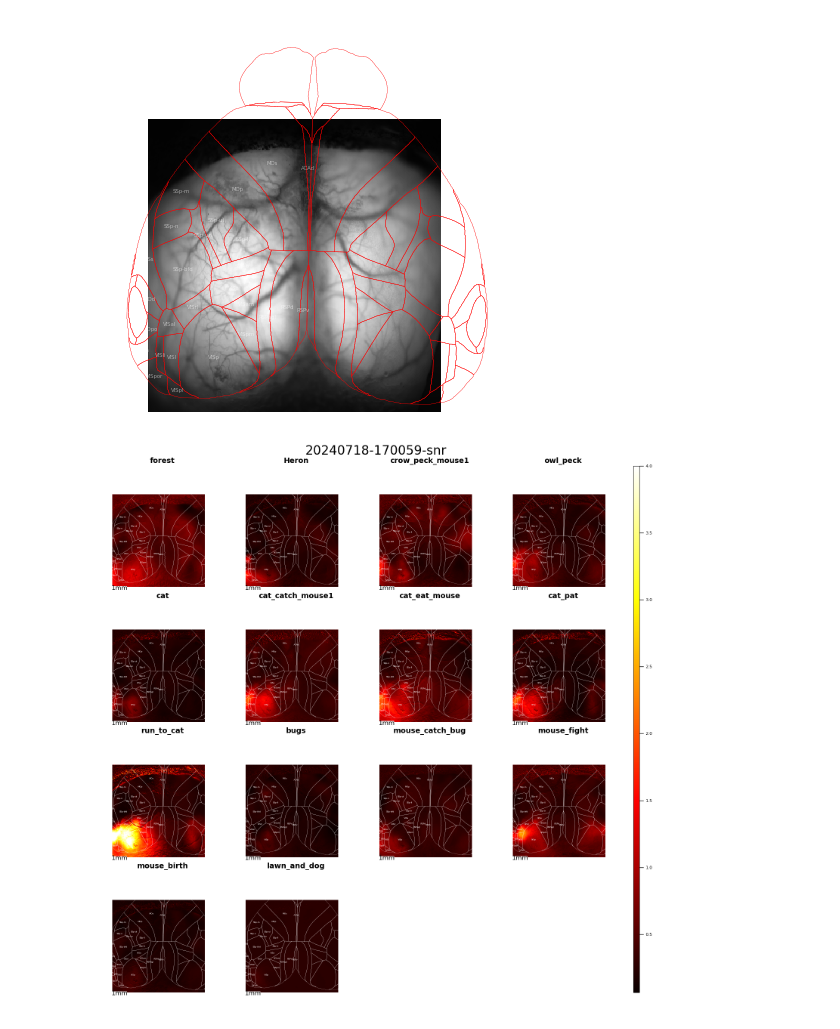
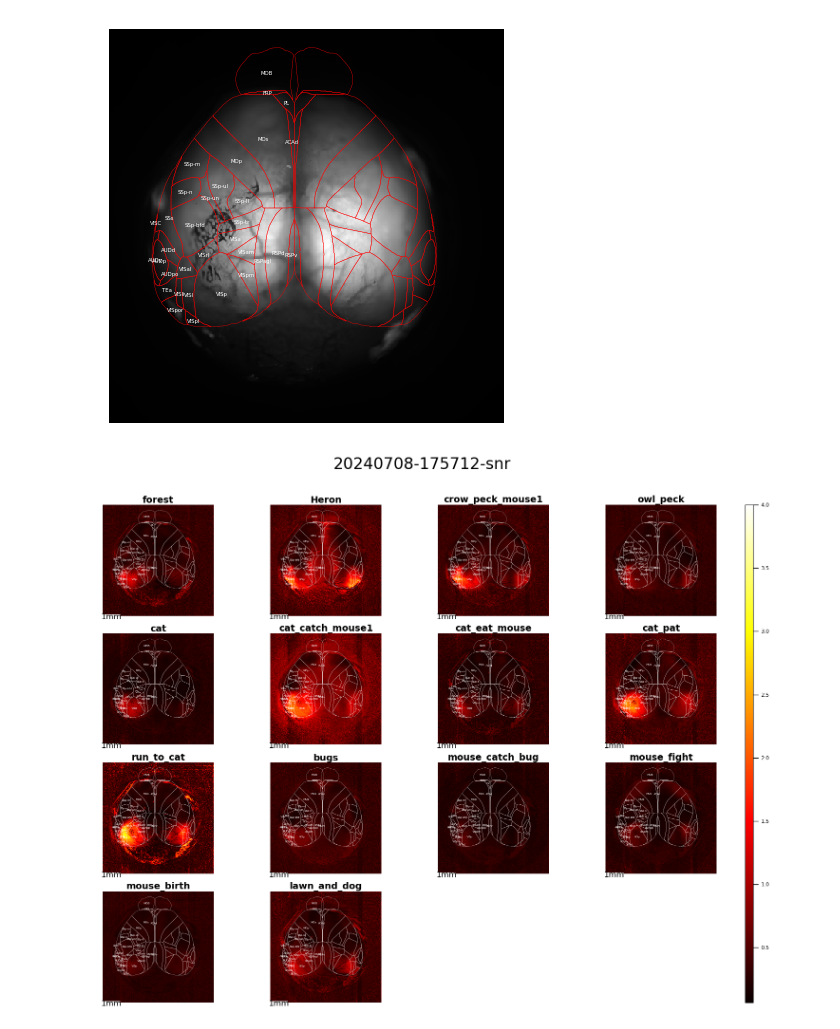
Before and after one commit to Zhaoxi-Liu/widefield_imaging_analysis, a Jupyter notebook: natural-movie.ipynb, the cells around one changed output. Cells and saved outputs as stored; diff of their text form; code cells hidden in the pictures.

```diff
--- a/natural-movie.ipynb
+++ b/natural-movie.ipynb
@@ -19,7 +19,7 @@ import timeit
 from glob import glob
 from NatMovie_utils import *
 # %%
-path_wfield =r'/home/lzx/data/WF_VC_liuzhaoxi/P73/20240718/natural-movie/process/20240718-170059-wfield'
+path_wfield =r'/home/lzx/data/WF_VC_liuzhaoxi/24.07.08_Q20/natural-movie/process/20240708-175712-wfield'
 
 experiment = os.path.basename(path_wfield)[:15]
 rawPath = pjoin(path_wfield, '../../raw')
@@ -125,18 +123,17 @@ ccf_regions_im = allen_transform_regions(lmarks['transform'], ccf_regions_refere
                                          resolution=lmarks['resolution'],
                                          bregma_offset=lmarks['bregma_offset'])
 # %%
-frames_ave = np.load(pjoin(path_wfield, 'frames_average.npy'))[0]
 merge_frame_size = (512, 512)  # (width, height)
 fig = plt.figure(figsize=(merge_frame_size[0] / 128, merge_frame_size[1] / 128), dpi=128)
-plt.imshow(frames_ave, cmap='gray')
+plt.imshow(frames_average, cmap='gray')
 for i, r in ccf_regions_im.iterrows():
     plt.plot(r['left_x'], r['left_y'], 'r', lw=0.2)
     plt.plot(r['right_x'], r['right_y'], 'r', lw=0.2)
-    plt.text(r.left_center[0], r.left_center[1], r.acronym, color='w', va='center', fontsize=3, alpha=0.5, ha='center')
+    plt.text(r.left_center[0], r.left_center[1], r.acronym, color='w', va='center', fontsize=3, alpha=1, ha='center')
 
 plt.axis('off')
 fig.set_facecolor('white')
 plt.savefig(pjoin(path_out, 'ccf.png'), bbox_inches='tight', pad_inches=0)
 plt.show()
 # %% [output]
-[figure, old version]
+[figure, new version]
@@ -188,15 +140,15 @@ def subplot_movie_heatmap(movie_data, n_rows, n_cols, movie_name_list, path_outf
 # %%
 snr = np.load(pjoin(path_out, 'snr.npy'))
-subplot_movie_heatmap(snr, 4, 4, movie_name_list, path_outfile=pjoin(path_out, 'snr_per_movie.png'),
+subplot_movie_heatmap(snr, 4, 4, movie_name_list, path_outfile=pjoin(path_out, 'SNR_per_movie.png'),
                       title=experiment + '-snr', vmax=4, pixel_um=13, patches=None,
                       ccf_regions=ccf_regions_im)
 
 # std = np.std(tif_sort, axis=(2, 4))
 # np.save(pjoin(path_out, 'std.npy'), std)
 # subplot_movie_heatmap(std, 4, 4, movie_list, path_outfile=pjoin(path_out, 'std_per_movie.png'), title=experiment+'-std', vmin=0.01, vmax=0.1,
 #                       pixel_um=13, patches=None, ccf_regions=ccf_regions_im)
 # %% [output]
-[figure, old version]
+[figure, new version]
 # %%
 logSNR=np.log(snr+1)
 subplot_movie_heatmap(logSNR, 4, 4, movie_name_list, path_outfile=pjoin(path_out, 'logSNR_per_movie.png'),
```
Also changed, not shown: parts of 6 cells of this notebook, 3 other files.
